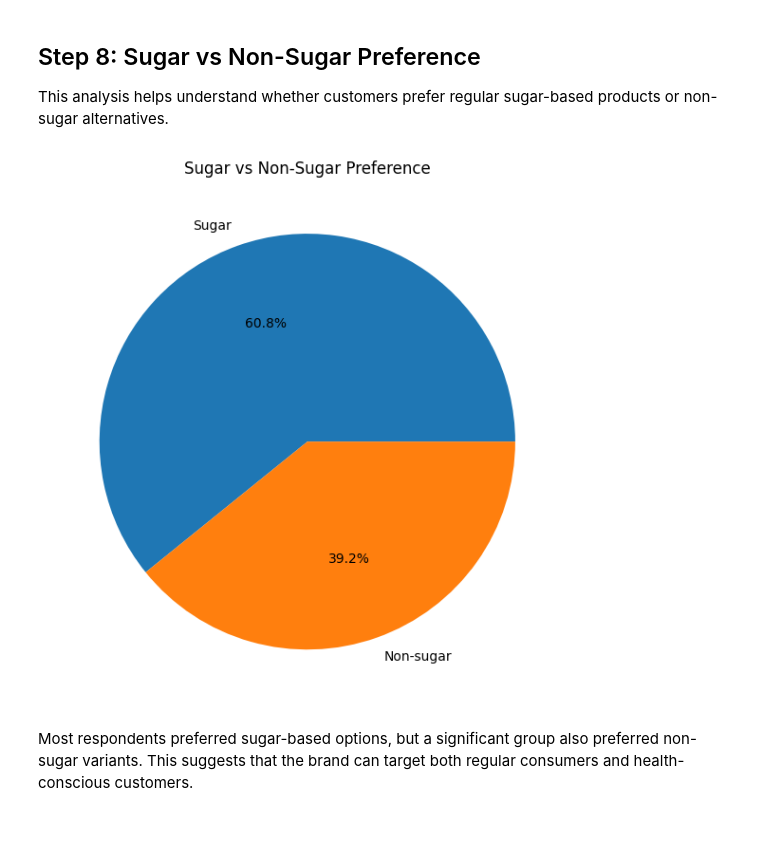
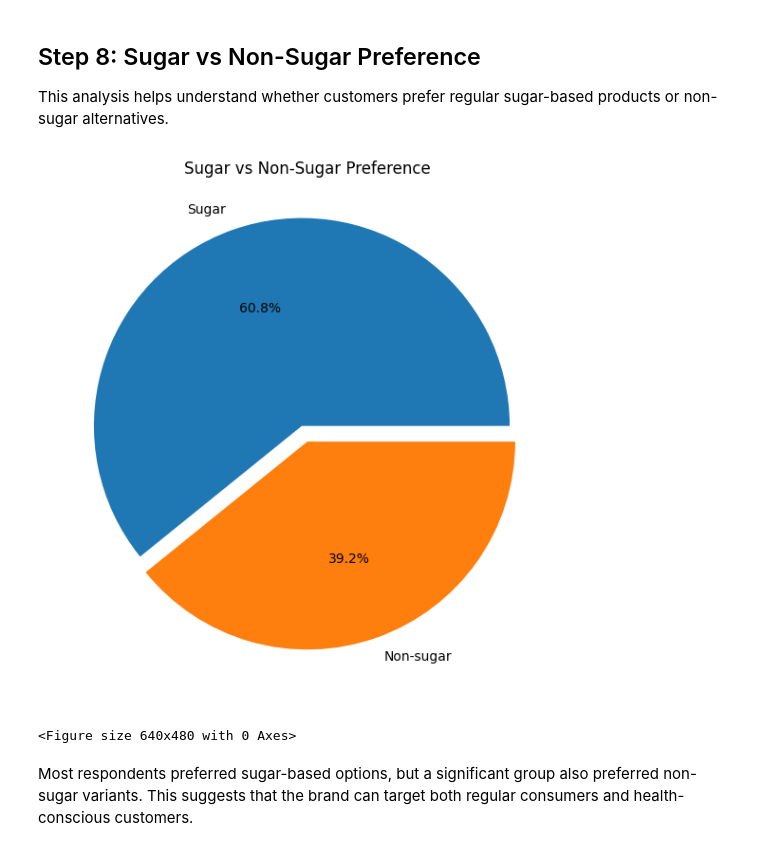
Before and after one commit to Anshgallery/NIFTEM_OBL_ANALYSIS, a Jupyter notebook: app.ipynb, the cells around one changed output. Drawn from its saved outputs; the diff is of its cells as text; code cells hidden in the pictures.

```diff
--- a/app.ipynb
+++ b/app.ipynb
@@ -271,15 +290,19 @@ This analysis helps understand whether customers prefer regular sugar-based prod
 # %%
 sugar_counts = data["sugar_preference"].value_counts()
 
 plt.figure(figsize=(6, 6))
-sugar_counts.plot(kind="pie", autopct="%1.1f%%")
+explode=(0.08,0)
+sugar_counts.plot(kind="pie", autopct="%1.1f%%",explode=explode) #show % 1.1f % after one digit %
 
 plt.title("Sugar vs Non-Sugar Preference")
+
 plt.ylabel("")
 plt.tight_layout()
 plt.show()
+plt.savefig("images/sugar_vs_nonsuger")
 # %% [output]
-[figure, old version]
+[figure, new version]
+<Figure size 640x480 with 0 Axes>
 # %% [markdown]
 Most respondents preferred sugar-based options, but a significant group also preferred non-sugar variants. This suggests that the brand can target both regular consumers and health-conscious customers.
 # %% [markdown]
```
Also changed, not shown: parts of 12 cells of this notebook, 14 other files.
